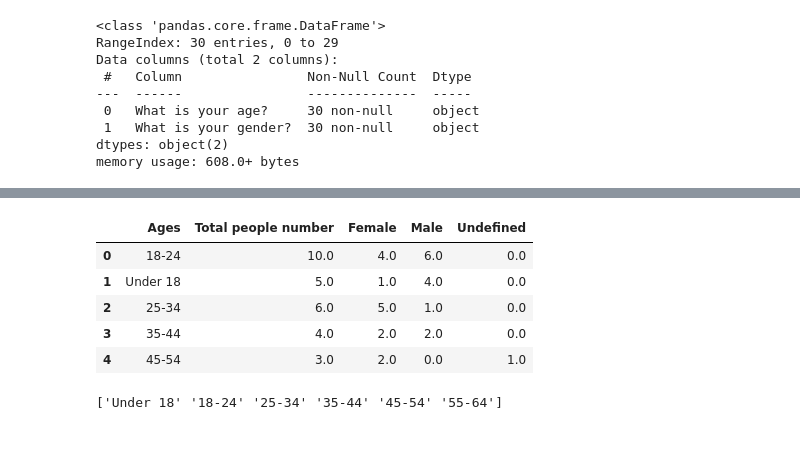
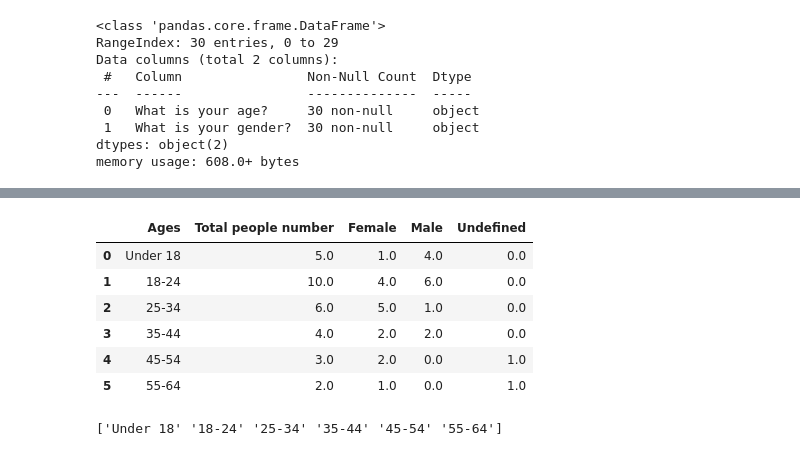
Before and after one commit to GuiRodrigues04/Fitness-wearable-Data-Analysis, a Jupyter notebook: Fitness consumers/Fitness consumers.ipynb, the cells around one changed output, grey strips where cells are left out. Drawn from its saved outputs; the diff is of its cells as text; code cells hidden in the pictures.

```diff
--- a/Fitness consumers/Fitness consumers.ipynb
+++ b/Fitness consumers/Fitness consumers.ipynb
@@ -47,5 +65,6 @@ import pandas as pd # importing pandas
 import numpy as np # importing numpy
 # %%
 GC = pd.read_csv('./survey605.csv') # reading a csv file and making a data frame(chart)
+pd.set_option('display.max_columns', None) # Turning off the columns limit
 # %%
 GC.head() # displaying it to see what we are dealing with
@@ -104,43 +146,46 @@ memory usage: 608.0+ bytes
 # %%
 #Making the list of ages
 Ages_list = DF_Ages['What is your age?'].unique()
+
+Ages_list[1], Ages_list[0] = Ages_list[0], Ages_list[1] # swaping lines (I want under 18 before 18-24)
 
 #Creating the list of people per age
 People_per_age = [DF_Ages[DF_Ages['What is your age?'] == i ].size/2 for i in Ages_list]
 
 #Creating the list of Female per age
 Female_per_age = [
     DF_Ages[(DF_Ages['What is your age?'] == i) & (DF_Ages['What is your gender?'] == 'Female')].size/2 for i in Ages_list
 ]
 
 
 #Creating the list of male per age
 Male_per_age = [
     DF_Ages[(DF_Ages['What is your age?'] == i) & (DF_Ages['What is your gender?'] == 'Male')].size/2 for i in Ages_list
 ]
 
 #Creating the list of 'other gender' per afe
 Other_per_age = [
     DF_Ages[(DF_Ages['What is your age?'] == i) & (DF_Ages['What is your gender?'] == 'Prefer not to say')].size/2 for i in Ages_list
 ]
 
 #Creating the dictionary to posteriorly make a DF
 Dictionary_People_per_age = {
     'Ages':Ages_list,
     'Total people number': People_per_age,
     'Female': Female_per_age,
     'Male': Male_per_age,
     'Undefined': Other_per_age
 }
 
 #Doing the DF 'People per age and gender'
 DF_People_per_age = pd.DataFrame(Dictionary_People_per_age)
-DF_People_per_age.head()
+display(DF_People_per_age)
 # %% [output]
 |  | Ages | Total people number | Female | Male | Undefined |
-| 0 | 18-24 | 10.0 | 4.0 | 6.0 | 0.0 |
-| 1 | Under 18 | 5.0 | 1.0 | 4.0 | 0.0 |
+| 0 | Under 18 | 5.0 | 1.0 | 4.0 | 0.0 |
+| 1 | 18-24 | 10.0 | 4.0 | 6.0 | 0.0 |
 | 2 | 25-34 | 6.0 | 5.0 | 1.0 | 0.0 |
 | 3 | 35-44 | 4.0 | 2.0 | 2.0 | 0.0 |
 | 4 | 45-54 | 3.0 | 2.0 | 0.0 | 1.0 |
+| 5 | 55-64 | 2.0 | 1.0 | 0.0 | 1.0 |
 # %%
```
Also changed, not shown: parts of 46 cells of this notebook.
